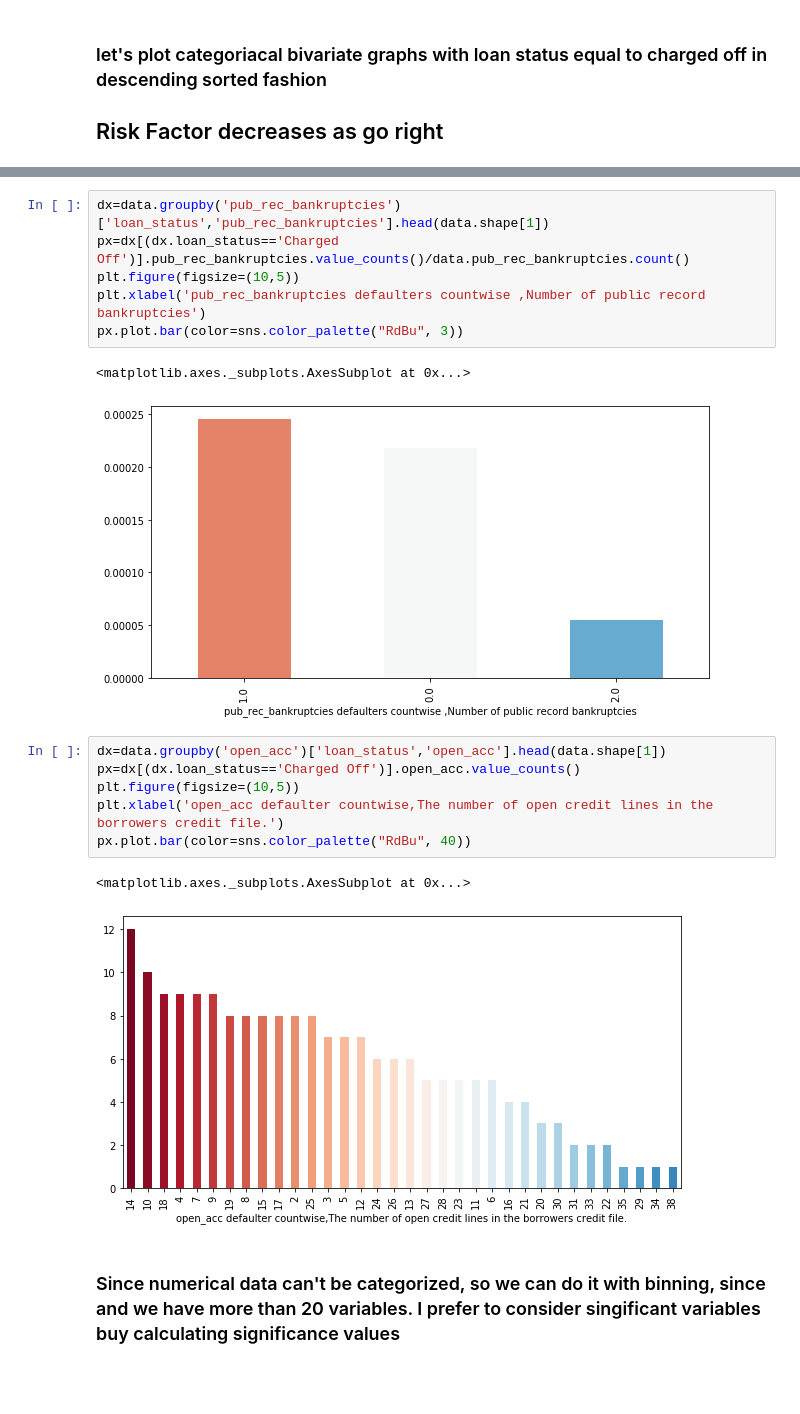
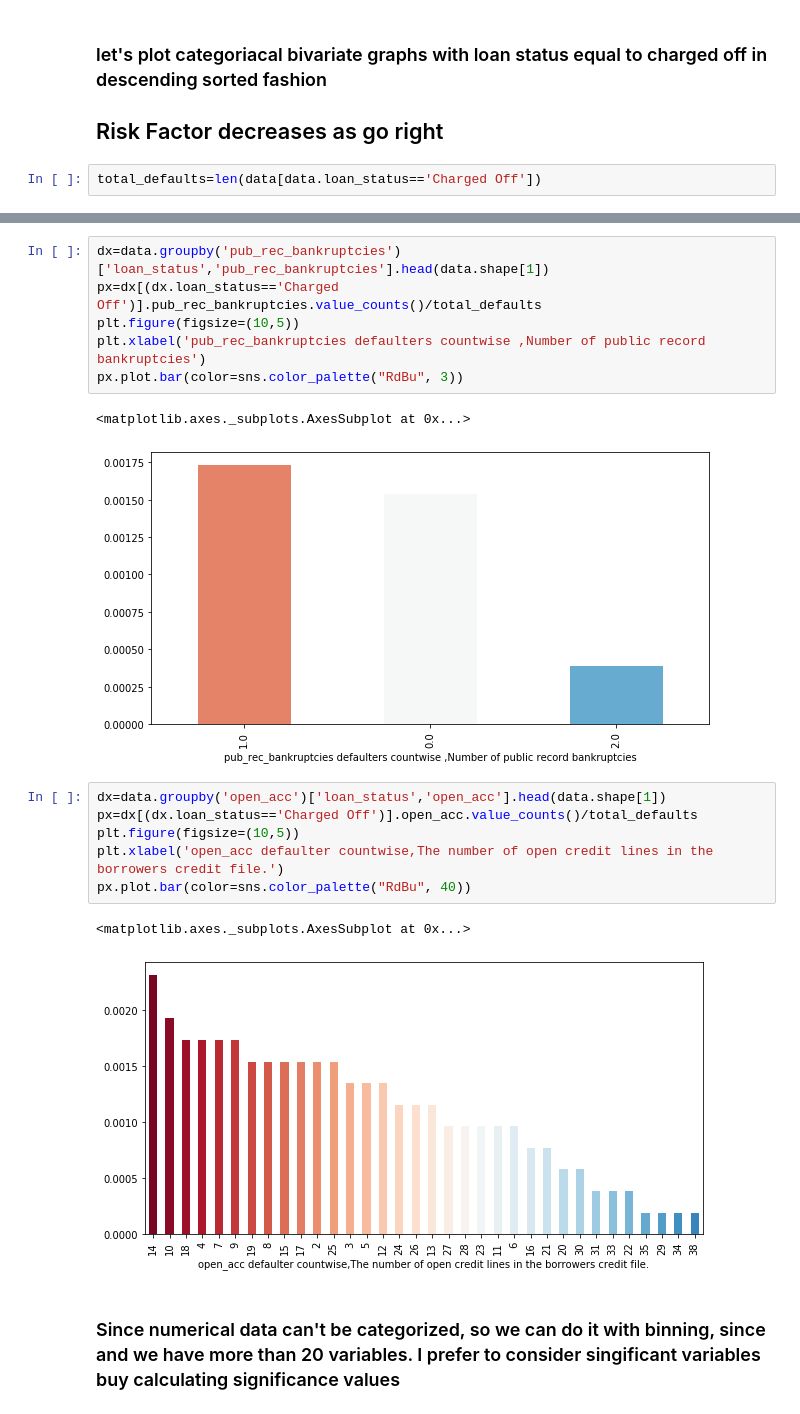
Before and after one commit to jagadeesh-gajula/Lending-club-case-study, a Jupyter notebook: Gajula_jagadeesh.ipynb, the cells around one changed output, grey strips where cells are left out. Saved outputs shown, nothing was run; the diff lists cells and outputs as text; blank space fills up the shorter version.

```diff
--- a/Gajula_jagadeesh.ipynb
+++ b/Gajula_jagadeesh.ipynb
@@ -445,5 +438,7 @@ for variable, subplot in zip(dtype_obj, ax.flatten()):
 ### let's plot categoriacal bivariate graphs with loan status equal to charged off in descending sorted fashion
 
 ## Risk Factor decreases as go right
+# %%
+total_defaults=len(data[data.loan_status=='Charged Off'])
 # %%
 dx=data.groupby('grade')['loan_status','grade'].head(data.shape[1])
@@ -522,21 +517,21 @@ px.plot.bar(color=sns.color_palette("RdBu", 50))
 # %%
 dx=data.groupby('pub_rec_bankruptcies')['loan_status','pub_rec_bankruptcies'].head(data.shape[1])
-px=dx[(dx.loan_status=='Charged Off')].pub_rec_bankruptcies.value_counts()/data.pub_rec_bankruptcies.count()
+px=dx[(dx.loan_status=='Charged Off')].pub_rec_bankruptcies.value_counts()/total_defaults
 plt.figure(figsize=(10,5))
 plt.xlabel('pub_rec_bankruptcies defaulters countwise ,Number of public record bankruptcies')
 px.plot.bar(color=sns.color_palette("RdBu", 3))
 # %% [output]
 <matplotlib.axes._subplots.AxesSubplot at 0x...>
-[figure, old version]
+[figure, new version]
 # %%
 dx=data.groupby('open_acc')['loan_status','open_acc'].head(data.shape[1])
-px=dx[(dx.loan_status=='Charged Off')].open_acc.value_counts()
+px=dx[(dx.loan_status=='Charged Off')].open_acc.value_counts()/total_defaults
 plt.figure(figsize=(10,5))
 plt.xlabel('open_acc defaulter countwise,The number of open credit lines in the borrowers credit file.')
 px.plot.bar(color=sns.color_palette("RdBu", 40))
 # %% [output]
 <matplotlib.axes._subplots.AxesSubplot at 0x...>
-[figure, old version]
+[figure, new version]
 # %% [markdown]
 ### Since numerical data can't be categorized, so we can do it with binning, since and we have more than 20 variables. I prefer to consider singificant variables buy calculating significance values
 # %%
```
Also changed, not shown: parts of 20 cells of this notebook, 1 other file.
